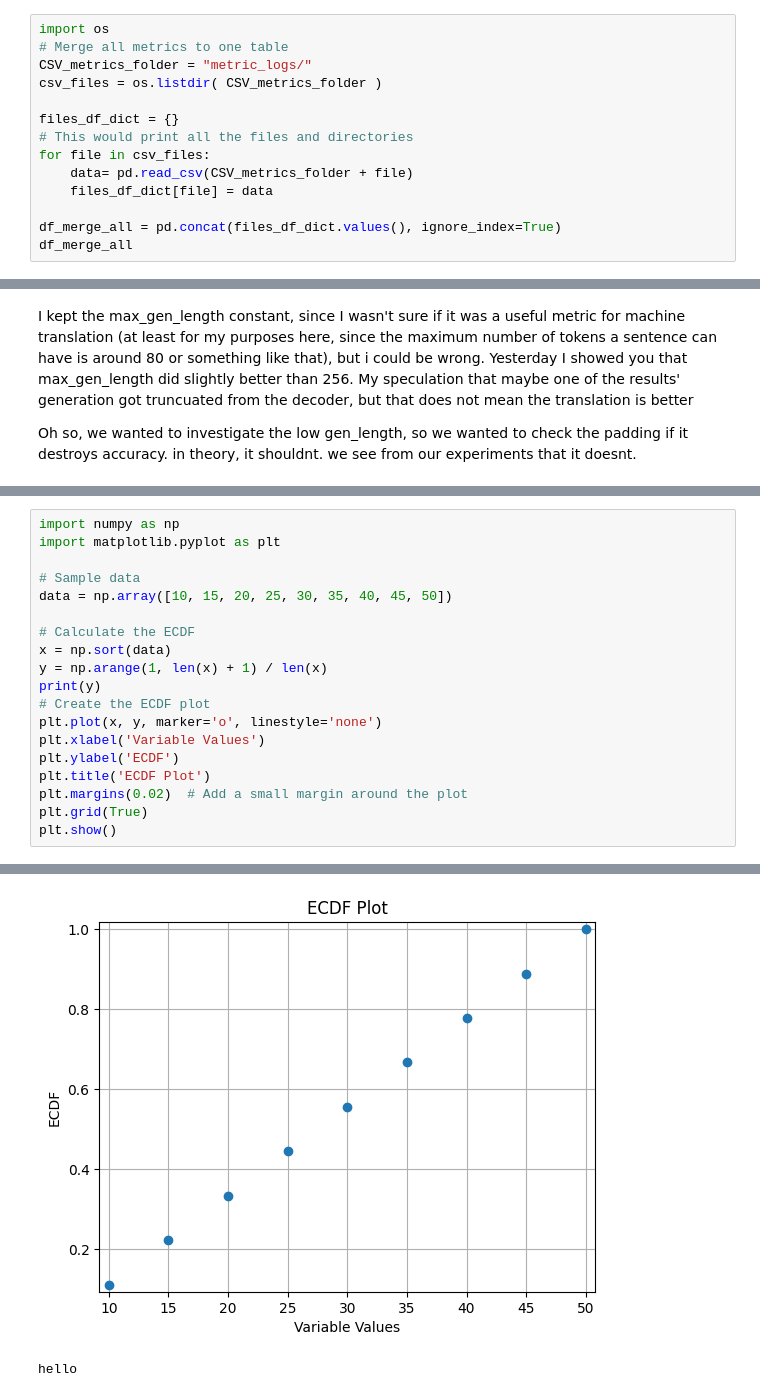
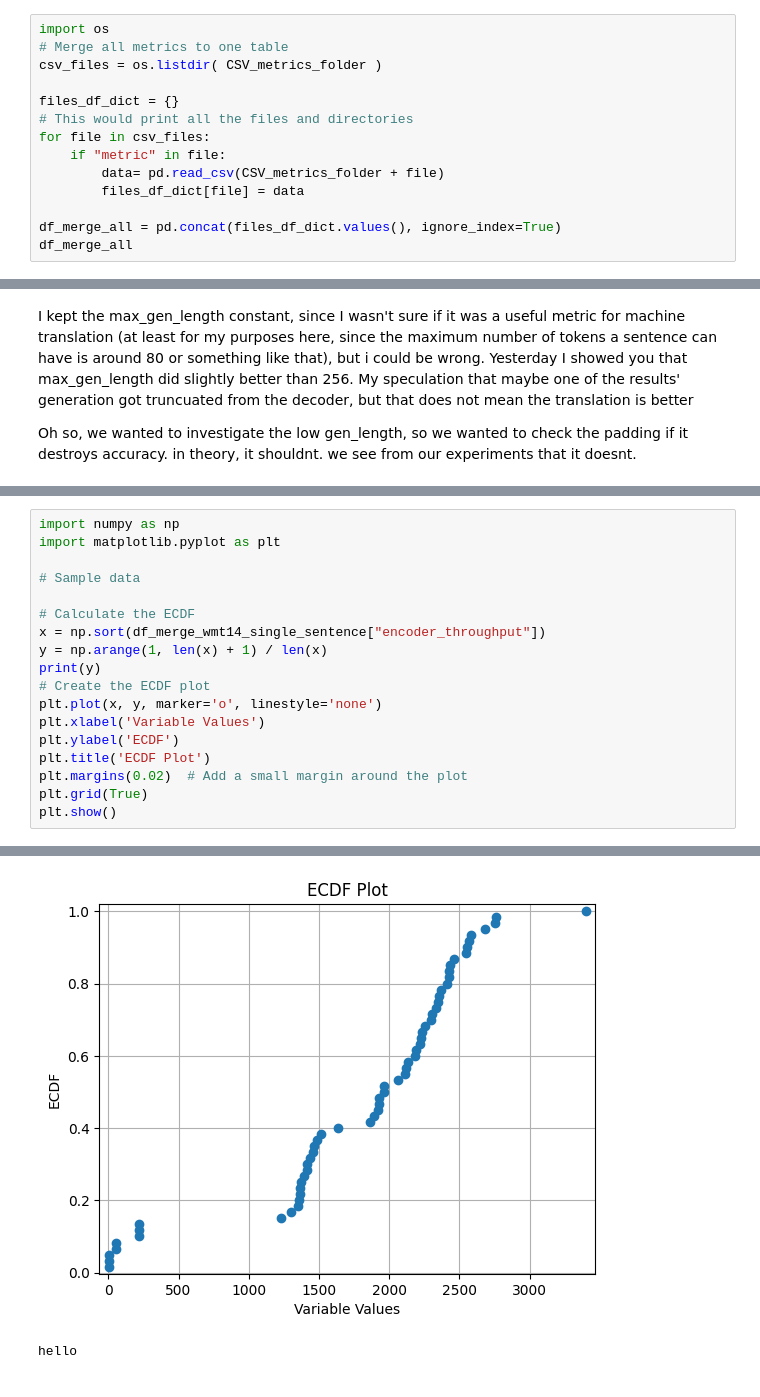
Before and after one commit to wassim2u/Benchmark, a Jupyter notebook: BenchmarkAnalysis.ipynb, the cells around one changed output, grey strips where cells are left out. Saved outputs shown, nothing was run; the diff lists cells and outputs as text.

```diff
--- a/BenchmarkAnalysis.ipynb
+++ b/BenchmarkAnalysis.ipynb
@@ -146,14 +208,14 @@ data = data.sort_values(by=['sacrebleu'], ascending=False)
 # %%
 import os
 # Merge all metrics to one table
-CSV_metrics_folder = "metric_logs/"
 csv_files = os.listdir( CSV_metrics_folder )
 
 files_df_dict = {}
 # This would print all the files and directories
 for file in csv_files:
-    data= pd.read_csv(CSV_metrics_folder + file)
-    files_df_dict[file] = data
+    if "metric" in file:
+        data= pd.read_csv(CSV_metrics_folder + file)
+        files_df_dict[file] = data
 
 df_merge_all = pd.concat(files_df_dict.values(), ignore_index=True)
 df_merge_all
@@ -385,10 +451,9 @@ import numpy as np
 import matplotlib.pyplot as plt
 
 # Sample data
-data = np.array([10, 15, 20, 25, 30, 35, 40, 45, 50])
 
 # Calculate the ECDF
-x = np.sort(data)
+x = np.sort(df_merge_wmt14_single_sentence["encoder_throughput"])
 y = np.arange(1, len(x) + 1) / len(x)
 print(y)
 # Create the ECDF plot
@@ -405,4 +478,4 @@ plt.show()
-[figure, old version]
+[figure, new version]
 # %%
 # %% [output]
 hello
```
Also changed, not shown: parts of 22 cells of this notebook, 36 other files.
